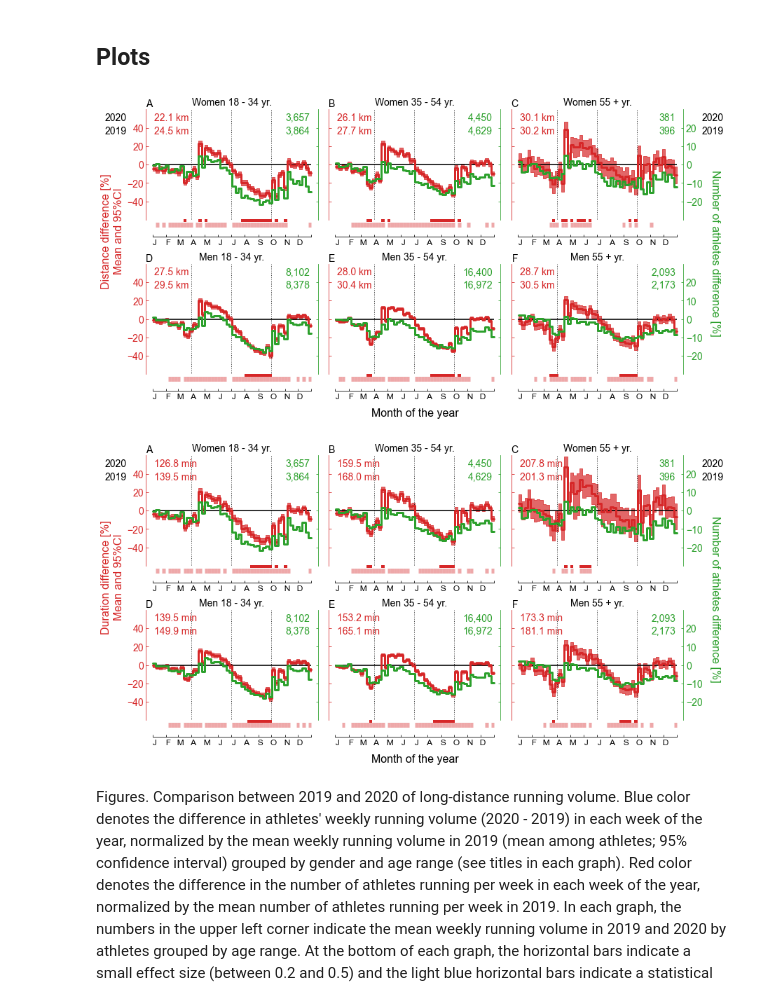
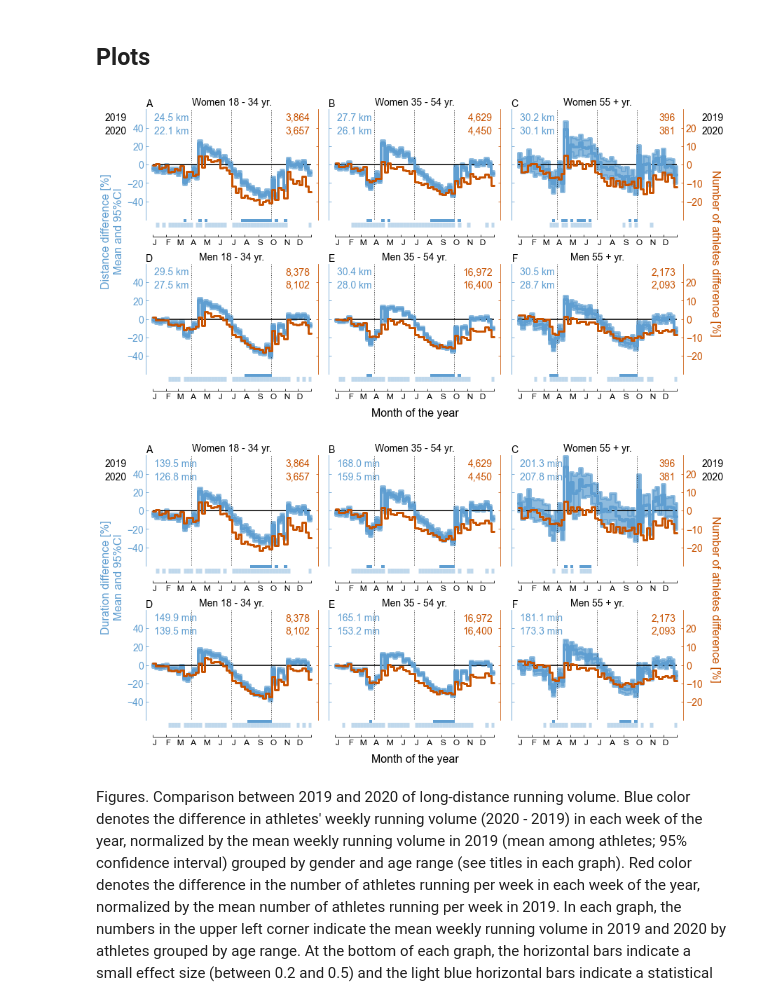
Before and after one commit to BMClab/covid19, a Jupyter notebook: analysis/run_2019_2020_gender_age.ipynb, the cells around one changed output. Drawn from its saved outputs; the diff is of its cells as text; code cells hidden in the pictures.

```diff
--- a/analysis/run_2019_2020_gender_age.ipynb
+++ b/analysis/run_2019_2020_gender_age.ipynb
@@ -46,14 +46,20 @@ Slice = pd.IndexSlice
 
 country = ['all countries', 'all']
 
-# plot colors
+# Set of colors that is unambiguous both to colorblinds and non-colorblinds
+# https://www.cta-observatory.org/wp-content/uploads/2020/10/CTA_ColourBlindness_BestPractices-1.pdf
+# https://jfly.uni-koeln.de/color/index.html
+#matplotlib.style.use('seaborn-colorblind')
+matplotlib.style.use('tableau-colorblind10')
 colors = sns.color_palette()
 display(colors)
-c1 = colors[0]
-c2 = colors[3]
-c3 = 'k'
-c4 = colors[2]
-c5 = colors[1]
+
+colorbase = 'k'
+color2019 = colors[0]
+color2020 = colors[1]
+colorn = colors[5]
+colorvar = colors[4]
+colorind = colors[6]
 
 # Statistics
 alpha = 0.05
@@ -1614,28 +1618,22 @@ def repeat_last(df, freq):
     return t, df
 
 
-def plot(ax, axb, freq, df, n, c1=c1, c2=c2, ds='default'):
+def plot(ax, axb, freq, df, n, c1, c2, ds='default'):
     """General plot.
     """
     t, df = repeat_last(df, freq)
     n = np.r_[n, n[-1]]
     if ds == 'steps-post':
-        ax.fill_between(t, df['ci_inf'], df['ci_sup'],
+        ax.fill_between(t, df['ci_inf'], df['ci_sup'], lw=lw+1,
                         color=c1, alpha=.7, clip_on=False, step='post')
     else:
-        ax.fill_between(t, df['ci_inf'], df['ci_sup'],
+        ax.fill_between(t, df['ci_inf'], df['ci_sup'], lw=lw+1,
                         color=c1, alpha=.7, clip_on=False)
     sns.lineplot(x=t, y=df['mean'], color=c1, ci=None, alpha=1,
-                 legend=False, lw=lw, ax=ax, clip_on=False, drawstyle=ds)
+                 legend=False, lw=lw+1, ax=ax, clip_on=False, drawstyle=ds)
     axb.plot(t, n, color=c2, lw=lw, alpha=1, clip_on=False, drawstyle=ds)
     return t
 
-colorbase = 'k'
-color2019 = colors[0]
-color2020 = colors[1]
-colorn = colors[2]
-colorvar = colors[3]
-colorind = colors[5]
 
 for v, var in enumerate(variables):
     fig, axes = plt.subplots(2, 3, sharex=True, figsize=(13, 7))
@@ -1670,15 +1668,15 @@ for v, var in enumerate(variables):
             axes[g, a].text(0, 1.025, letters[g, a], ha='right', weight=weight,
                             fontsize=14, c=colorbase, transform=axes[g, a].transAxes)
 
-            axes[g, a].text(0.01, .9, '{:.1f} {}'.format(np.round(
+            axes[g, a].text(0.01, .78, '{:.1f} {}'.format(np.round(
                 dfs_stat['2020', freq, gender, age][desc][var], 1), units[v]),
                 ha='left', weight=weight, fontsize=14, c=colorvar, transform=axes[g, a].transAxes)
-            axes[g, a].text(.99, .9, '{:,}'.format(nruns['2020', freq, gender, age].size),
+            axes[g, a].text(.99, .78, '{:,}'.format(nruns['2020', freq, gender, age].size),
                 ha='right', weight=weight, fontsize=14, c=colorn, transform=axes[g, a].transAxes)
-            axes[g, a].text(0.01, .78, '{:.1f} {}'.format(np.round(
+            axes[g, a].text(0.01, .9, '{:.1f} {}'.format(np.round(
                 dfs_stat['2019', freq, gender, age][desc][var], 1), units[v]),
                 ha='left', weight=weight, fontsize=14, c=colorvar, transform=axes[g, a].transAxes)
-            axes[g, a].text(.99, .78, '{:,}'.format(nruns['2019', freq, gender, age].size),
+            axes[g, a].text(.99, .9, '{:,}'.format(nruns['2019', freq, gender, age].size),
                 ha='right', weight=weight, fontsize=14, c=colorn, transform=axes[g, a].transAxes)
             gender2 = 'Women' if gender == 'F' else 'Men'
             age2 = age + ' yr.'
@@ -1730,48 +1728,48 @@ for v, var in enumerate(variables):
             axes[g, a].tick_params(axis='y', which='major', labelsize=14)
             axesb[g, a].tick_params(axis='y', which='major', labelsize=14)
 
-    axes[0, 0].text(-0.3, .9, '2020', ha='left', weight=weight, fontsize=14,
+    axes[0, 0].text(-0.3, .78, '2020', ha='left', weight=weight, fontsize=14,
                     c=colorbase, transform=axes[0, 0].transAxes)
-    axes[0, 0].text(-0.3, .78, '2019', ha='left', weight=weight, fontsize=14,
+    axes[0, 0].text(-0.3, .9, '2019', ha='left', weight=weight, fontsize=14,
                     c=colorbase, transform=axes[0, 0].transAxes)
-    axes[0, 2].text(1.155, .9, '2020', ha='left', weight=weight, fontsize=14,
+    axes[0, 2].text(1.155, .78, '2020', ha='left', weight=weight, fontsize=14,
                     c=colorbase, transform=axes[0, 2].transAxes)
-    axes[0, 2].text(1.155, .78, '2019', ha='left', weight=weight, fontsize=14,
+    axes[0, 2].text(1.155, .9, '2019', ha='left', weight=weight, fontsize=14,
                     c=colorbase, transform=axes[0, 2].transAxes)
 
     #axes[1, 0].text(0.05, -0.13, 'p value < 0.001', ha='right',
     #                weight=weight, fontsize=14, c=colorbase, transform=axes[1, 0].transAxes)
     #axes[1, 0].text(0.05, -0.03, 'effect size > 0.2', ha='right',
     #                weight=weight, fontsize=14, c=colorbase, transform=axes[1, 0].transAxes)
 
     text = '{} difference [%]\nMean and 95%CI'.format(var.capitalize())
     axes[1, 0].set_ylabel(text, color=colorvar, fontsize=16)
     axes[1, 0].yaxis.set_label_coords(-.18, 1.3)
     text = 'Number of athletes difference [%]'.format(sfrq)
     axesb[0, 2].set_ylabel(text, rotation=-90, color=colorn, fontsize=16)
     axesb[0, 2].yaxis.set_label_coords(1.27, -0.3)
     labels = [m[0:3] for m in months]
     labels.append('')
 
     axes2 = np.r_[axes.flatten()]
     axesb2 = np.r_[axesb.flatten()]
     for ax, axb in zip(axes2, axesb2):
         ax.grid(False, axis='both')
         axb.grid(False, axis='both')
         ax.set_xlim([0, 365])
         if freq != 'd':
             ax.set_ylim([-60, 60])
             ax.set_yticks([-40, -20, 0, 20, 40])
             axb.set_ylim([-30, 30])
             axb.set_yticks([-20, -10, 0, 10, 20])
 
     plt.subplots_adjust(left=0.1, bottom=0.15, right=0.9, top=0.9, wspace=0.15, hspace=0.4)
 
-    fig.savefig(path2 / 'figure_ga_{}_{}_{}.png'.format(v+1, var, freq), dpi=600)
+    fig.savefig(path2 / 'figure_ga_{}_{}_{}.png'.format(v+1, var, freq), dpi=200)
     plt.show()
 # %% [output]
-[figure, old version]
+[figure, new version]
-[figure, old version]
+[figure, new version]
 # %% [markdown]
 Figures. Comparison between 2019 and 2020 of long-distance running volume. Blue color denotes the difference in athletes' weekly running volume (2020 - 2019) in each week of the year, normalized by the mean weekly running volume in 2019 (mean among athletes; 95% confidence interval) grouped by gender and age range (see titles in each graph). Red color denotes the difference in the number of athletes running per week in each week of the year, normalized by the mean number of athletes running per week in 2019. In each graph, the numbers in the upper left corner indicate the mean weekly running volume in 2019 and 2020 by athletes grouped by age range. At the bottom of each graph, the horizontal bars indicate a small effect size (between 0.2 and 0.5) and the light blue horizontal bars indicate a statistical difference (p<0.001) between the corresponding weeks of 2019 and 2020 for the weekly running volume.
 # %%
```
Also changed, not shown: parts of 7 cells of this notebook, 7 other files.
